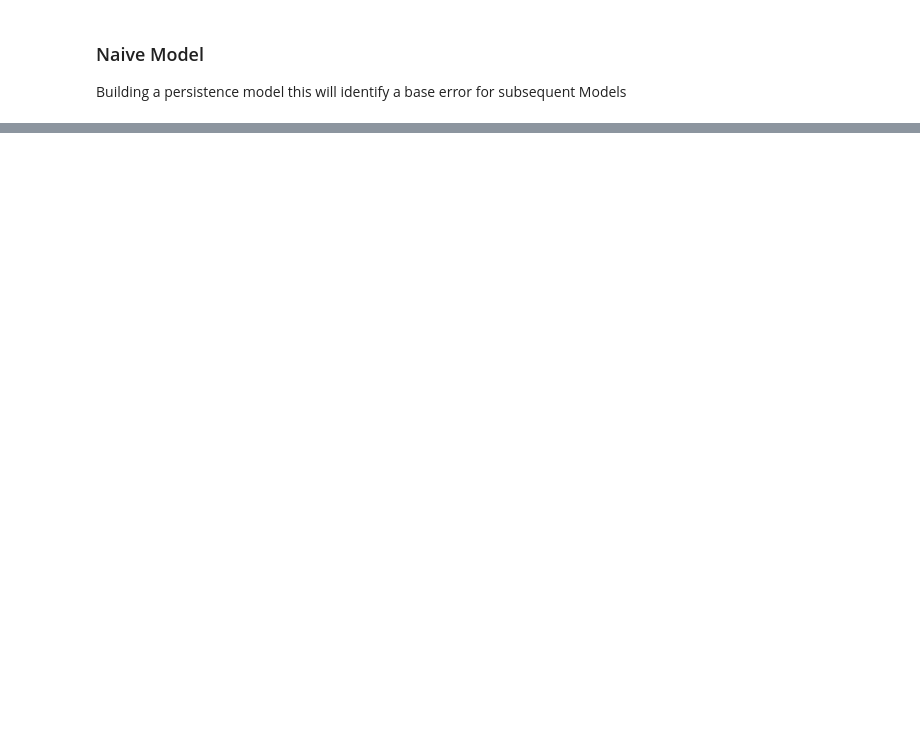
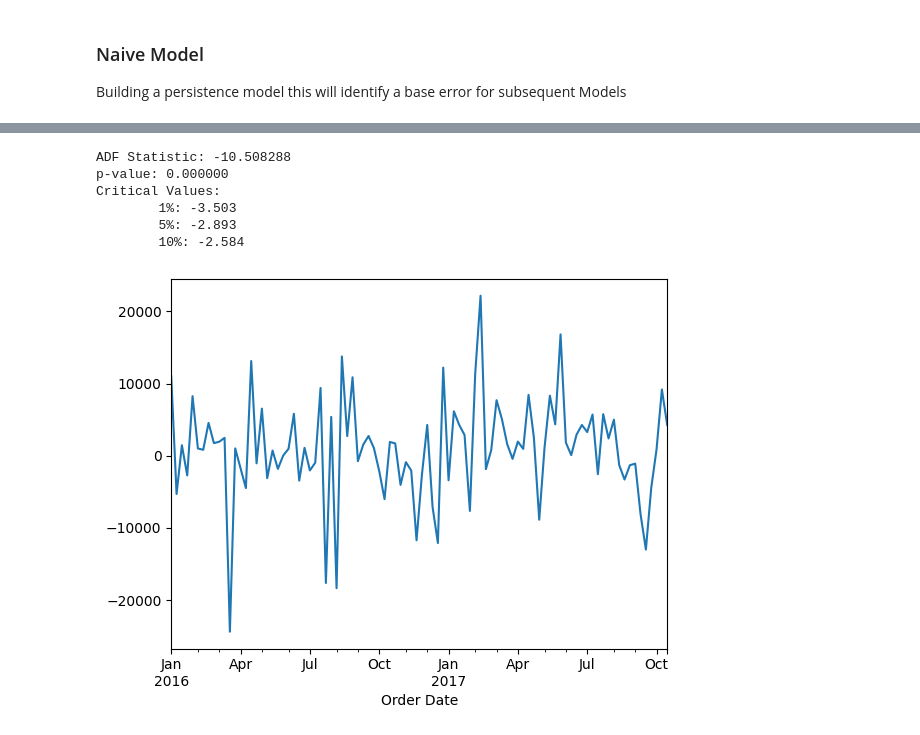
Before and after one commit to Viynne/Superstore-SAles-Forecast, a Jupyter notebook: superstore_sales_EDA.ipynb, the cells around one changed output, grey strips where cells are left out. Drawn from its saved outputs; the diff is of its cells as text; code cells hidden in the pictures; blank space fills up the shorter version.

```diff
--- a/superstore_sales_EDA.ipynb
+++ b/superstore_sales_EDA.ipynb
@@ -275,0 +327,18 @@ fig.show()
+# %%
+def difference(dataset, interval=1):
+    diff = list()
+    for i in range(interval, len(dataset)):
+        value = dataset[i] - dataset[i - interval]
+        diff.append(value)
+    return pandas.Series(diff)
+
+def inverse_difference(history, yhat, interval):
+    return yhat + history[-interval]
+# %%
+train_df = train_set.squeeze()
+train_df = train_df.values
+train_df = train_df.astype("float32")
+
+test_df = test_set.squeeze()
+test_df = test_df.values
+test_df = test_df.astype("float32")
@@ -275,0 +348,24 @@ fig.show()
+# %%
+day_in_year = 52
+stationary = difference(train_df, day_in_year)
+stationary.index = train_set.index[day_in_year:]
+# check if stationary
+result = adfuller(stationary)
+print('ADF Statistic: %f' % result[0])
+print('p-value: %f' % result[1])
+print('Critical Values:')
+for key, value in result[4].items():
+    print('\t%s: %.3f' % (key, value))
+# save
+stationary.to_csv('stationary.csv', header=False)
+# plot
+stationary.plot()
+plt.show()
+# %% [output]
+ADF Statistic: -10.508288
+p-value: 0.000000
+Critical Values:
+        1%: -3.503
+        5%: -2.893
+        10%: -2.584
+[figure, added]
```
Also changed, not shown: parts of 28 cells of this notebook.
